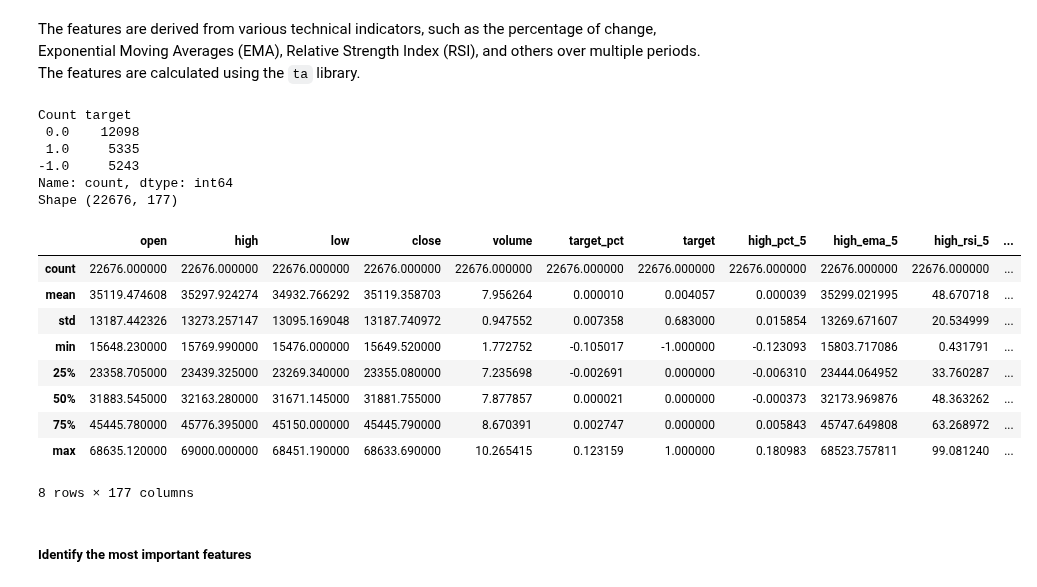
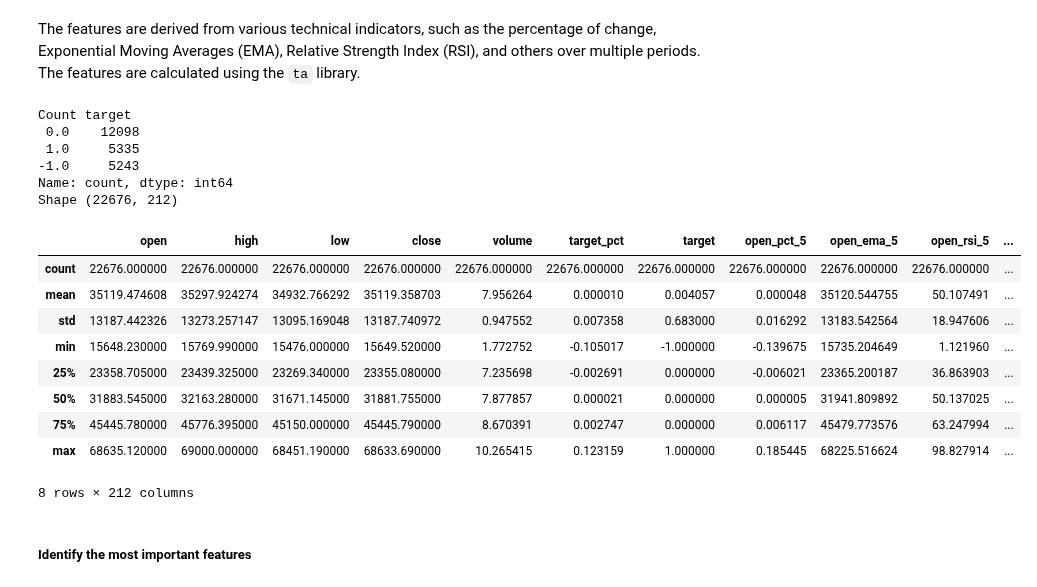
Before and after one commit to natapone/btc_live_price_prediction, a Jupyter notebook: 02_feature_eng_and_model.ipynb, the cells around one changed output. Cells and saved outputs as stored; diff of their text form; code cells hidden in the pictures.

Commit message:
add Open price to features

```diff
--- a/02_feature_eng_and_model.ipynb
+++ b/02_feature_eng_and_model.ipynb
@@ -144,9 +144,8 @@ def get_features(df):
     df = df.copy()
 
     # List of periods
-    # periods = [3, 5, 10, 15, 20, 30, 50]
     periods = [5, 10, 20, 40, 80]
-    inputs = ['high', 'low', 'close', 'volume']
+    inputs = ['open', 'high', 'low', 'close', 'volume']
 
     # log volume
     df['volume'] = np.log(df['volume'])
@@ -199,44 +198,44 @@ def get_features(df):
         # MFI
         df.loc[:, f'mfi_{period}'] = talib.MFI(df['high'].values, df['low'].values, df['close'].values, df['volume'].values, timeperiod=period)
 
         # DX
         df.loc[:, f'price_dx_{period}'] = talib.DX(df['high'].values, df['low'].values, df['close'].values, timeperiod=period)
 
     df = df.copy()
 
     return df
 
 df = read_hist_data()
 df = get_target_next_close(df)
 df = get_features(df)
 df = df.dropna()
 
 # print(df.head(5))
 # print(df.tail(5))
 
 # Count target values
 print("Count", df['target'].value_counts())
 
 print("Shape", df.shape)
 
 df.describe()
 # %% [output]
 Count target
  0.0    12098
  1.0     5335
 -1.0     5243
 Name: count, dtype: int64
-Shape (22676, 177)
+Shape (22676, 212)
-|  | open | high | low | close | volume | target_pct | target | high_pct_5 | high_ema_5 | high_rsi_5 | ... |
+|  | open | high | low | close | volume | target_pct | target | open_pct_5 | open_ema_5 | open_rsi_5 | ... |
 | count | 22676.000000 | 22676.000000 | 22676.000000 | 22676.000000 | 22676.000000 | 22676.000000 | 22676.000000 | 22676.000000 | 22676.000000 | 22676.000000 | ... |
-| mean | 35119.474608 | 35297.924274 | 34932.766292 | 35119.358703 | 7.956264 | 0.000010 | 0.004057 | 0.000039 | 35299.021995 | 48.670718 | ... |
-| std | 13187.442326 | 13273.257147 | 13095.169048 | 13187.740972 | 0.947552 | 0.007358 | 0.683000 | 0.015854 | 13269.671607 | 20.534999 | ... |
-| min | 15648.230000 | 15769.990000 | 15476.000000 | 15649.520000 | 1.772752 | -0.105017 | -1.000000 | -0.123093 | 15803.717086 | 0.431791 | ... |
-| 25% | 23358.705000 | 23439.325000 | 23269.340000 | 23355.080000 | 7.235698 | -0.002691 | 0.000000 | -0.006310 | 23444.064952 | 33.760287 | ... |
-| 50% | 31883.545000 | 32163.280000 | 31671.145000 | 31881.755000 | 7.877857 | 0.000021 | 0.000000 | -0.000373 | 32173.969876 | 48.363262 | ... |
-| 75% | 45445.780000 | 45776.395000 | 45150.000000 | 45445.790000 | 8.670391 | 0.002747 | 0.000000 | 0.005843 | 45747.649808 | 63.268972 | ... |
-| max | 68635.120000 | 69000.000000 | 68451.190000 | 68633.690000 | 10.265415 | 0.123159 | 1.000000 | 0.180983 | 68523.757811 | 99.081240 | ... |
+| mean | 35119.474608 | 35297.924274 | 34932.766292 | 35119.358703 | 7.956264 | 0.000010 | 0.004057 | 0.000048 | 35120.544755 | 50.107491 | ... |
+| std | 13187.442326 | 13273.257147 | 13095.169048 | 13187.740972 | 0.947552 | 0.007358 | 0.683000 | 0.016292 | 13183.542564 | 18.947606 | ... |
+| min | 15648.230000 | 15769.990000 | 15476.000000 | 15649.520000 | 1.772752 | -0.105017 | -1.000000 | -0.139675 | 15735.204649 | 1.121960 | ... |
+| 25% | 23358.705000 | 23439.325000 | 23269.340000 | 23355.080000 | 7.235698 | -0.002691 | 0.000000 | -0.006021 | 23365.200187 | 36.863903 | ... |
+| 50% | 31883.545000 | 32163.280000 | 31671.145000 | 31881.755000 | 7.877857 | 0.000021 | 0.000000 | 0.000005 | 31941.809892 | 50.137025 | ... |
+| 75% | 45445.780000 | 45776.395000 | 45150.000000 | 45445.790000 | 8.670391 | 0.002747 | 0.000000 | 0.006117 | 45479.773576 | 63.247994 | ... |
+| max | 68635.120000 | 69000.000000 | 68451.190000 | 68633.690000 | 10.265415 | 0.123159 | 1.000000 | 0.185445 | 68225.516624 | 98.827914 | ... |
-8 rows × 177 columns
+8 rows × 212 columns
 # %% [markdown]
 ##### Identify the most important features
 # %% [markdown]
```
Also changed, not shown: parts of 11 cells of this notebook.
